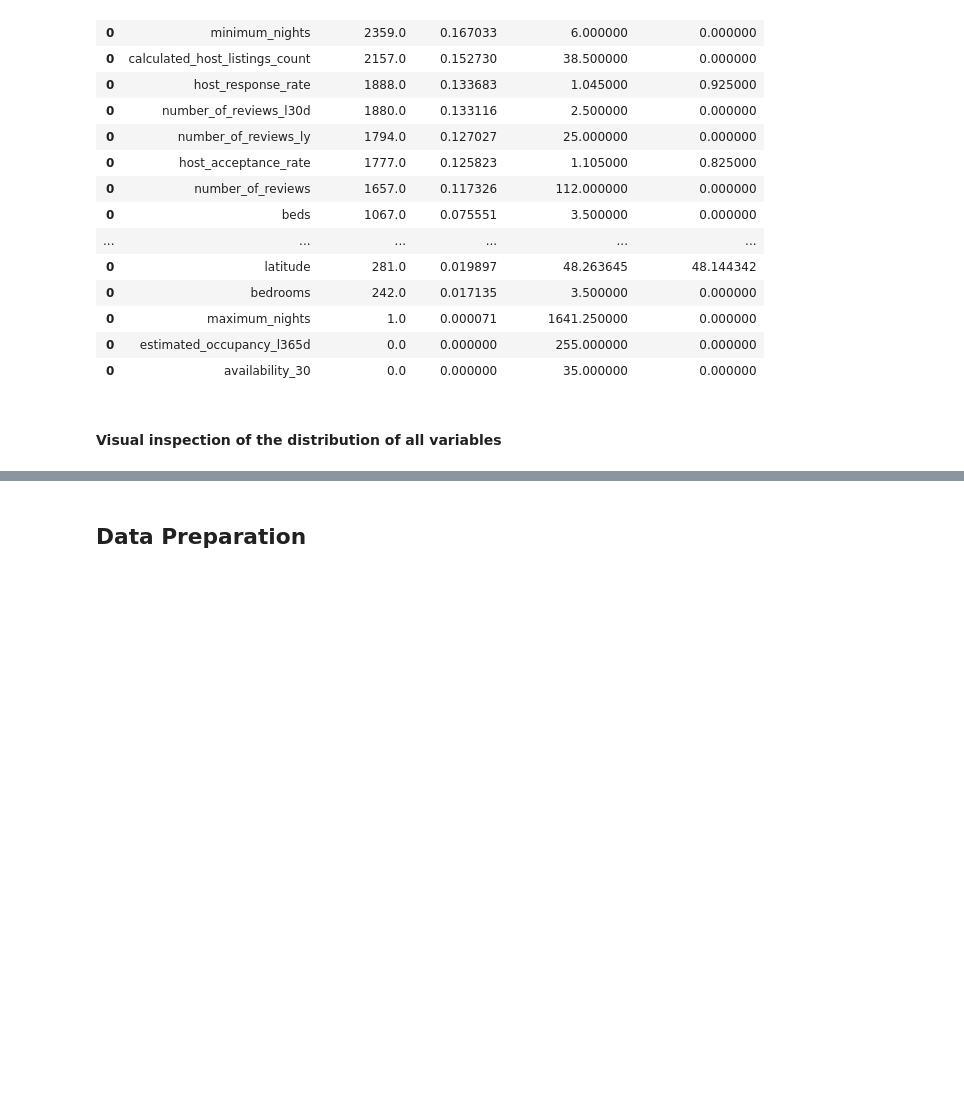
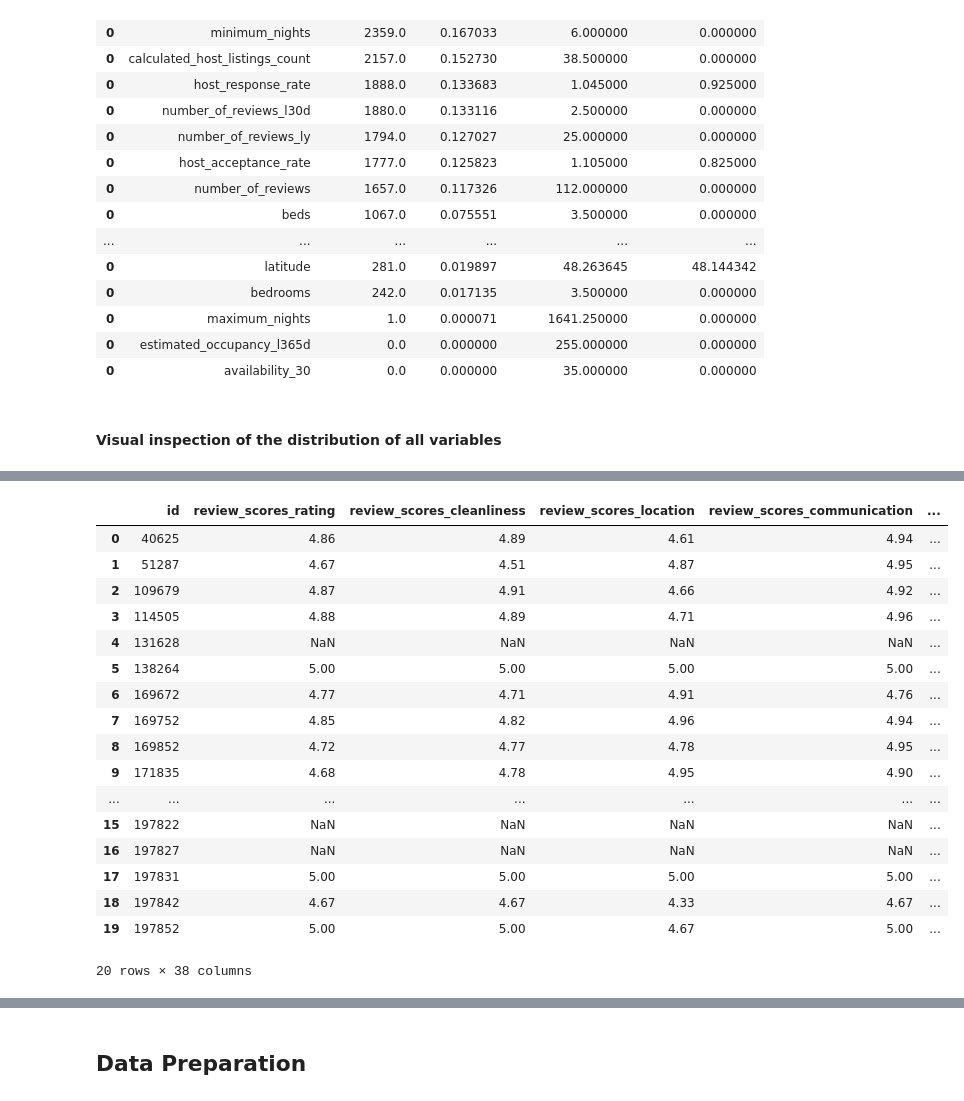
Before and after one commit to philippmoessner/tuwien_bi, a Jupyter notebook: Assignment3/notebook.ipynb, the cells around one changed output, grey strips where cells are left out. Cells and saved outputs as stored; diff of their text form; code cells hidden in the pictures; blank space fills up the shorter version.

Commit message:
added Data Preparation

```diff
--- a/Assignment3/notebook.ipynb
+++ b/Assignment3/notebook.ipynb
@@ -1655,3 +1655,24 @@ bias_reflection_activity = [
     f':data_understanding_bias_reflection rdfs:comment "{bias_reflection_escaped}" .',
 ]
 engine.insert(bias_reflection_activity, prefixes=prefixes)
+# %%
+data.head(20)
+# %% [output]
+|  | id | review_scores_rating | review_scores_cleanliness | review_scores_location | review_scores_communication | ... |
+| 0 | 40625 | 4.86 | 4.89 | 4.61 | 4.94 | ... |
+| 1 | 51287 | 4.67 | 4.51 | 4.87 | 4.95 | ... |
+| 2 | 109679 | 4.87 | 4.91 | 4.66 | 4.92 | ... |
+| 3 | 114505 | 4.88 | 4.89 | 4.71 | 4.96 | ... |
+| 4 | 131628 | NaN | NaN | NaN | NaN | ... |
+| 5 | 138264 | 5.00 | 5.00 | 5.00 | 5.00 | ... |
+| 6 | 169672 | 4.77 | 4.71 | 4.91 | 4.76 | ... |
+| 7 | 169752 | 4.85 | 4.82 | 4.96 | 4.94 | ... |
+| 8 | 169852 | 4.72 | 4.77 | 4.78 | 4.95 | ... |
+| 9 | 171835 | 4.68 | 4.78 | 4.95 | 4.90 | ... |
+| ... | ... | ... | ... | ... | ... | ... |
+| 15 | 197822 | NaN | NaN | NaN | NaN | ... |
+| 16 | 197827 | NaN | NaN | NaN | NaN | ... |
+| 17 | 197831 | 5.00 | 5.00 | 5.00 | 5.00 | ... |
+| 18 | 197842 | 4.67 | 4.67 | 4.33 | 4.67 | ... |
+| 19 | 197852 | 5.00 | 5.00 | 4.67 | 5.00 | ... |
+20 rows × 38 columns
```
Also changed, not shown: parts of 10 cells of this notebook.
